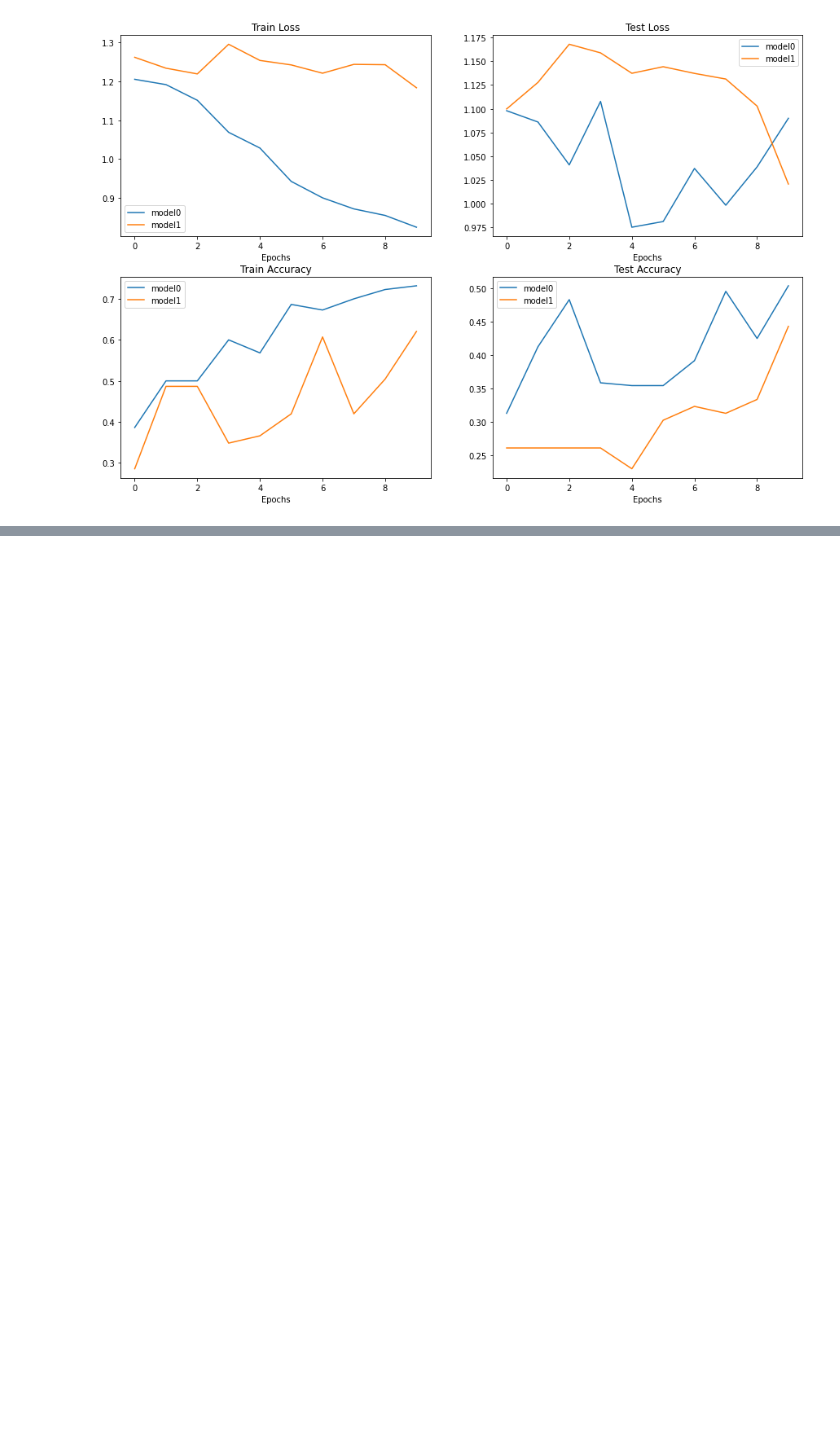
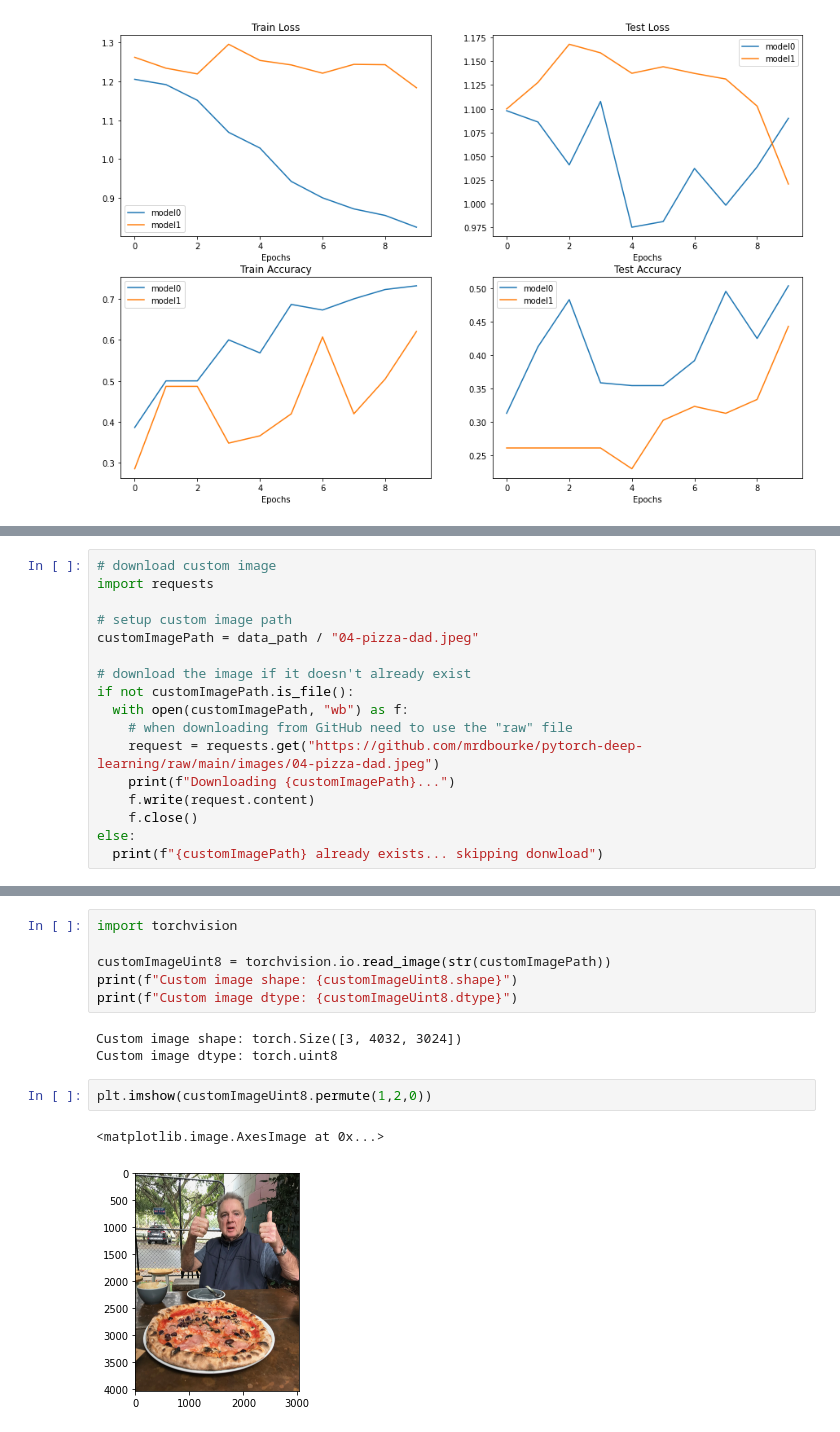
Before and after one commit to smbonilla/learningPyTorch, a Jupyter notebook: 04_pyTorchCustomDatasets.ipynb, the cells around one changed output, grey strips where cells are left out. Drawn from its saved outputs; the diff is of its cells as text; blank space fills up the shorter version.

```diff
--- a/04_pyTorchCustomDatasets.ipynb
+++ b/04_pyTorchCustomDatasets.ipynb
@@ -1166,0 +1171,17 @@ plt.legend()
+# %%
+# download custom image
+import requests
+
+# setup custom image path
+customImagePath = data_path / "04-pizza-dad.jpeg"
+
+# download the image if it doesn't already exist
+if not customImagePath.is_file():
+  with open(customImagePath, "wb") as f:
+    # when downloading from GitHub need to use the "raw" file
+    request = requests.get("https://github.com/mrdbourke/pytorch-deep-learning/raw/main/images/04-pizza-dad.jpeg")
+    print(f"Downloading {customImagePath}...")
+    f.write(request.content)
+    f.close()
+else:
+  print(f"{customImagePath} already exists... skipping donwload")
@@ -1166,0 +1198,14 @@ plt.legend()
+# %%
+import torchvision
+
+customImageUint8 = torchvision.io.read_image(str(customImagePath))
+print(f"Custom image shape: {customImageUint8.shape}")
+print(f"Custom image dtype: {customImageUint8.dtype}")
+# %% [output]
+Custom image shape: torch.Size([3, 4032, 3024])
+Custom image dtype: torch.uint8
+# %%
+plt.imshow(customImageUint8.permute(1,2,0))
+# %% [output]
+<matplotlib.image.AxesImage at 0x...>
+[figure, added]
```
Also changed, not shown: parts of 15 cells of this notebook.
